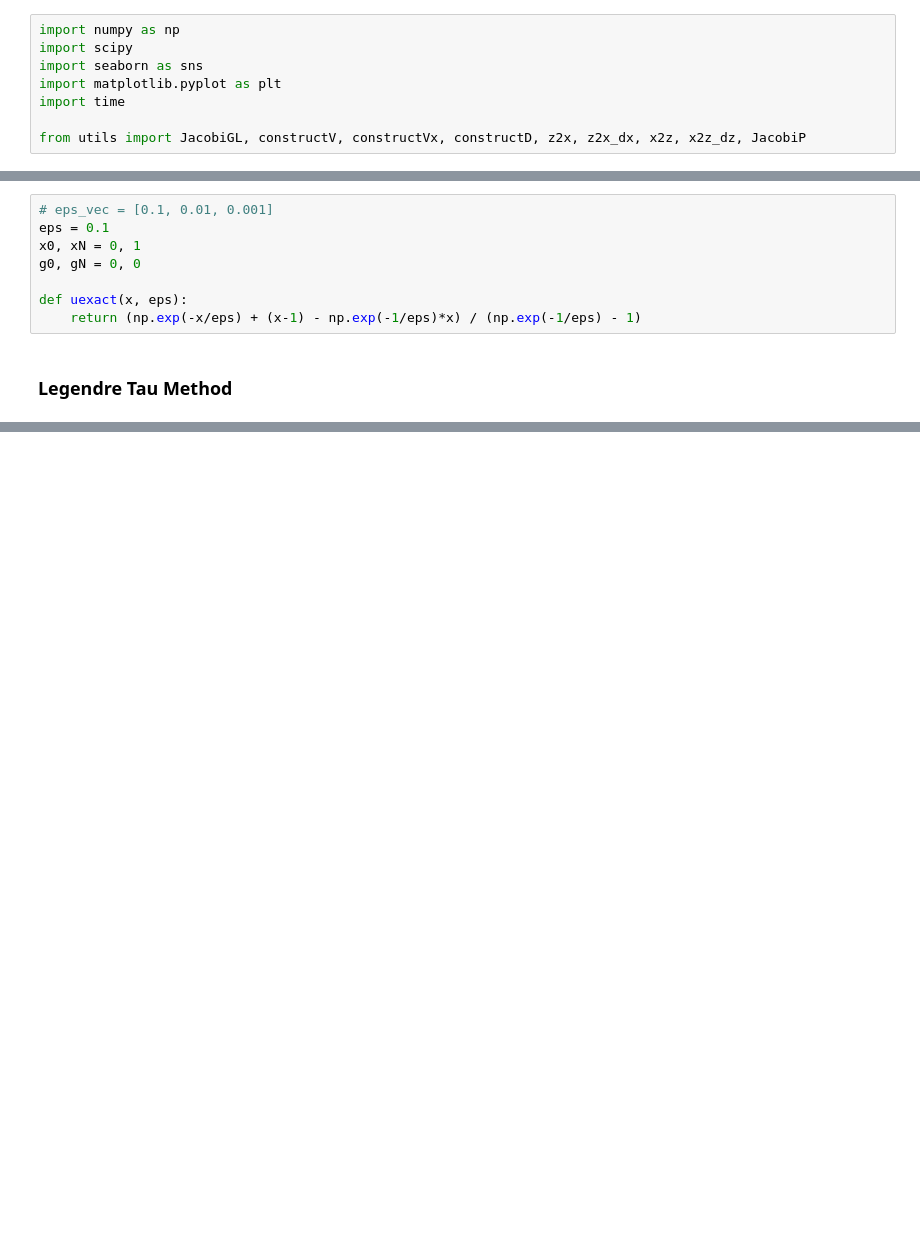
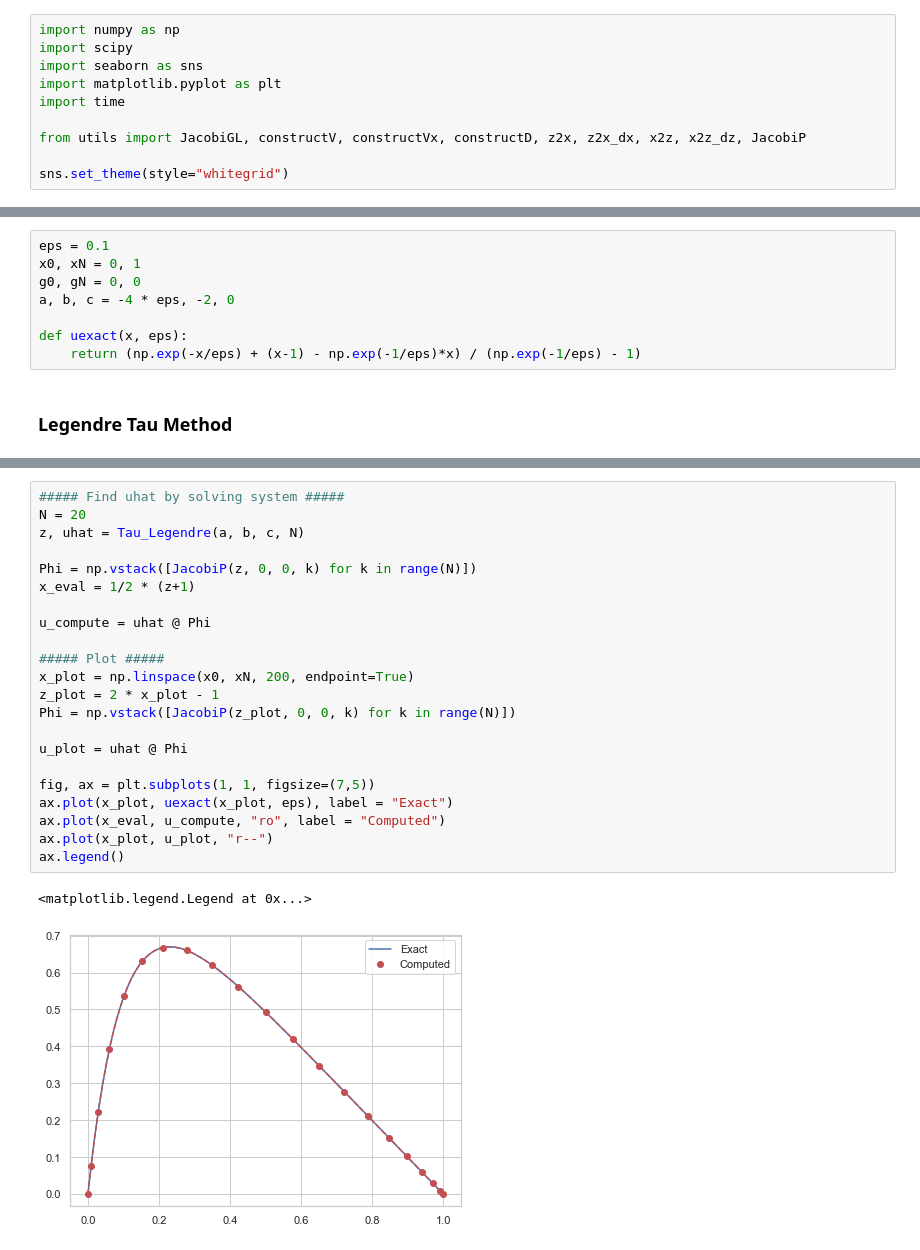
Before and after one commit to JeppeKlitgaard/02689-Advanced-Numerical-Methods, a Jupyter notebook: assignment_2/pc_BVP.ipynb, the cells around one changed output, grey strips where cells are left out. Saved outputs shown, nothing was run; the diff lists cells and outputs as text; blank space fills up the shorter version.

```diff
--- a/assignment_2/pc_BVP.ipynb
+++ b/assignment_2/pc_BVP.ipynb
@@ -6,15 +6,17 @@ import matplotlib.pyplot as plt
 import time
 
 from utils import JacobiGL, constructV, constructVx, constructD, z2x, z2x_dx, x2z, x2z_dz, JacobiP
+
+sns.set_theme(style="whitegrid")
 # %% [markdown]
 # Boundary value problems
 # %% [markdown]
 ## a)
 # %%
-# eps_vec = [0.1, 0.01, 0.001]
 eps = 0.1
 x0, xN = 0, 1
 g0, gN = 0, 0
+a, b, c = -4 * eps, -2, 0
 
 def uexact(x, eps):
     return (np.exp(-x/eps) + (x-1) - np.exp(-1/eps)*x) / (np.exp(-1/eps) - 1)
@@ -77,0 +86,25 @@ A[-2:] = np.vstack([JacobiP([-1,1], alpha, beta, n) for n in range(N)]).transpos
+# %%
+##### Find uhat by solving system #####
+N = 20
+z, uhat = Tau_Legendre(a, b, c, N)
+
+Phi = np.vstack([JacobiP(z, 0, 0, k) for k in range(N)])
+x_eval = 1/2 * (z+1)
+
+u_compute = uhat @ Phi
+
+##### Plot #####
+x_plot = np.linspace(x0, xN, 200, endpoint=True)
+z_plot = 2 * x_plot - 1
+Phi = np.vstack([JacobiP(z_plot, 0, 0, k) for k in range(N)])
+
+u_plot = uhat @ Phi
+
+fig, ax = plt.subplots(1, 1, figsize=(7,5))
+ax.plot(x_plot, uexact(x_plot, eps), label = "Exact")
+ax.plot(x_eval, u_compute, "ro", label = "Computed")
+ax.plot(x_plot, u_plot, "r--")
+ax.legend()
+# %% [output]
+<matplotlib.legend.Legend at 0x...>
+[figure, added]
```
Also changed, not shown: parts of 4 cells of this notebook.
